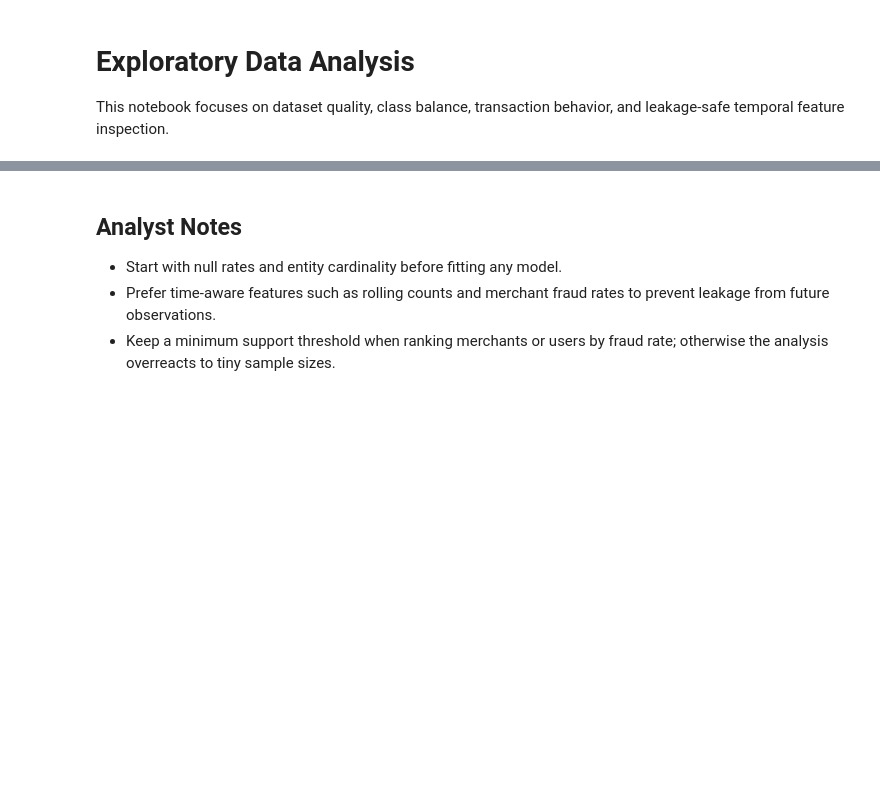
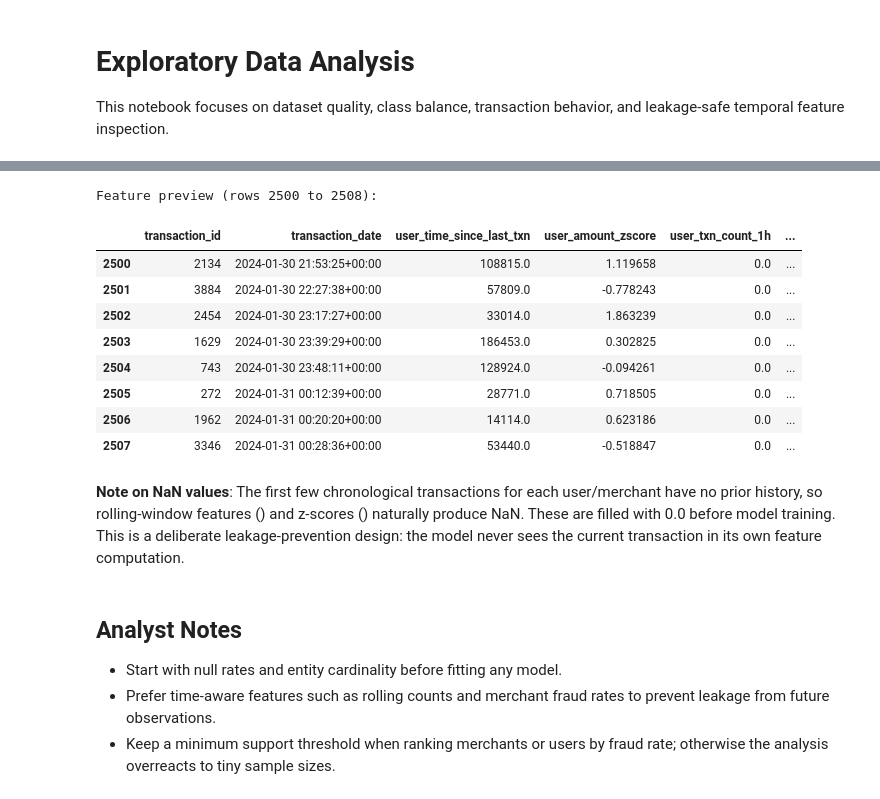
Before and after one commit to muditbhargava66/FraudShield, a Jupyter notebook: notebooks/exploratory_data_analysis.ipynb, the cells around one changed output, grey strips where cells are left out. Drawn from its saved outputs; the diff is of its cells as text; code cells hidden in the pictures; blank space fills up the shorter version.

```diff
--- a/notebooks/exploratory_data_analysis.ipynb
+++ b/notebooks/exploratory_data_analysis.ipynb
@@ -84,15 +128,40 @@ merchant_summary
 # %%
 feature_df = add_transaction_features(
     df.copy(),
     TransactionFeatureConfig(windows=["1h", "24h", "7d"]),
 )
+
+# Explicit fillna for cross-version pandas compatibility
+feature_df = feature_df.fillna(0.0)
+
 engineered_columns = [
     "user_time_since_last_txn",
     "user_amount_zscore",
     "user_txn_count_1h",
     "merchant_fraud_rate_24h",
 ]
-feature_df[["transaction_id", "transaction_date", *engineered_columns]].head(12)
+
+# Show rows from the middle of the dataset where features have history
+mid = len(feature_df) // 2
+print("Feature preview (rows {} to {}):".format(mid, mid + 8))
+feature_df[["transaction_id", "transaction_date", *engineered_columns]].iloc[mid:mid + 8]
+# %% [output]
+Feature preview (rows 2500 to 2508):
+|  | transaction_id | transaction_date | user_time_since_last_txn | user_amount_zscore | user_txn_count_1h | ... |
+| 2500 | 2134 | 2024-01-30 21:53:25+00:00 | 108815.0 | 1.119658 | 0.0 | ... |
+| 2501 | 3884 | 2024-01-30 22:27:38+00:00 | 57809.0 | -0.778243 | 0.0 | ... |
+| 2502 | 2454 | 2024-01-30 23:17:27+00:00 | 33014.0 | 1.863239 | 0.0 | ... |
+| 2503 | 1629 | 2024-01-30 23:39:29+00:00 | 186453.0 | 0.302825 | 0.0 | ... |
+| 2504 | 743 | 2024-01-30 23:48:11+00:00 | 128924.0 | -0.094261 | 0.0 | ... |
+| 2505 | 272 | 2024-01-31 00:12:39+00:00 | 28771.0 | 0.718505 | 0.0 | ... |
+| 2506 | 1962 | 2024-01-31 00:20:20+00:00 | 14114.0 | 0.623186 | 0.0 | ... |
+| 2507 | 3346 | 2024-01-31 00:28:36+00:00 | 53440.0 | -0.518847 | 0.0 | ... |
+# %% [markdown]
+**Note on NaN values**: The first few chronological transactions for each user/merchant
+have no prior history, so rolling-window features () and z-scores
+() naturally produce NaN. These are filled with 0.0 before model training.
+This is a deliberate leakage-prevention design: the model never sees the current
+transaction in its own feature computation.
 # %% [markdown]
 ## Analyst Notes
 
```
Also changed, not shown: parts of 6 cells of this notebook, 14 other files.
